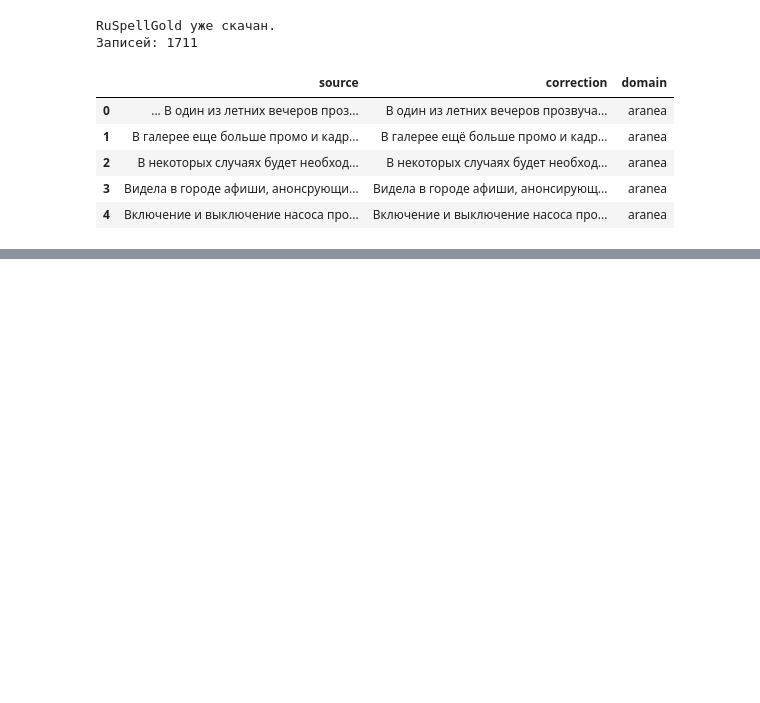
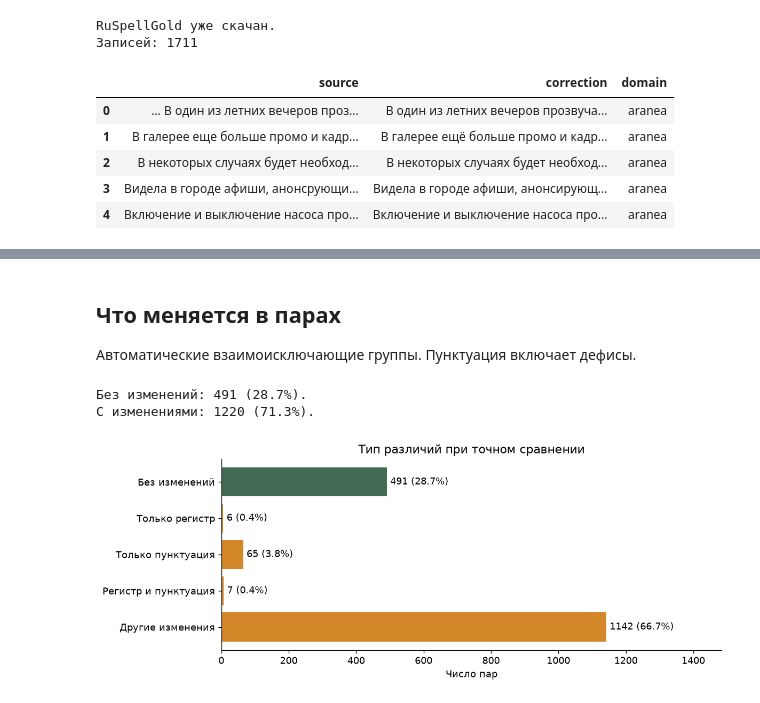
Before and after one commit to Monyzik/framework-coursework, a Jupyter notebook: notebooks/text.ipynb, the cells around one changed output, grey strips where cells are left out. Cells and saved outputs as stored; diff of their text form; code cells hidden in the pictures; blank space fills up the shorter version.

```diff
--- a/notebooks/text.ipynb
+++ b/notebooks/text.ipynb
@@ -102,0 +235,41 @@ RuSpellGold уже скачан.
+# %% [markdown]
+## Что меняется в парах
+
+Автоматические взаимоисключающие группы. Пунктуация включает дефисы.
+# %%
+def remove_punctuation(text):
+    return ''.join(char for char in text if not unicodedata.category(char).startswith('P'))
+
+def change_group(source, correction):
+    if source == correction:
+        return 'Без изменений'
+    if source.casefold() == correction.casefold():
+        return 'Только регистр'
+    if remove_punctuation(source) == remove_punctuation(correction):
+        return 'Только пунктуация'
+    if remove_punctuation(source.casefold()) == remove_punctuation(correction.casefold()):
+        return 'Регистр и пунктуация'
+    return 'Другие изменения'
+
+group_order = ['Без изменений', 'Только регистр', 'Только пунктуация',
+               'Регистр и пунктуация', 'Другие изменения']
+eda['change_group'] = [change_group(a, b) for a, b in zip(eda['source_cmp'], eda['correction_cmp'])]
+group_counts = eda['change_group'].value_counts().reindex(group_order, fill_value=0)
+changed_count = int(eda['changed'].sum())
+print(f'Без изменений: {len(eda) - changed_count} ({1 - eda["changed"].mean():.1%}).')
+print(f'С изменениями: {changed_count} ({eda["changed"].mean():.1%}).')
+
+counts = group_counts.iloc[::-1]
+fig, ax = plt.subplots(figsize=(10, 4))
+ax.barh(counts.index, counts.values, color=[
+    COLORS['unchanged'] if name == 'Без изменений' else COLORS['correction'] for name in counts.index])
+for y, count in enumerate(counts):
+    ax.text(count + 10, y, f'{count} ({count / len(eda):.1%})', va='center')
+ax.set(xlabel='Число пар', title='Тип различий при точном сравнении', xlim=(0, counts.max() * 1.3))
+fig.tight_layout()
+fig.savefig(FIGURES / 'change_groups.png', bbox_inches='tight')
+plt.show()
+# %% [output]
+Без изменений: 491 (28.7%).
+С изменениями: 1220 (71.3%).
+[figure, added]
```
Also changed, not shown: parts of 29 cells of this notebook, 5 other files.
